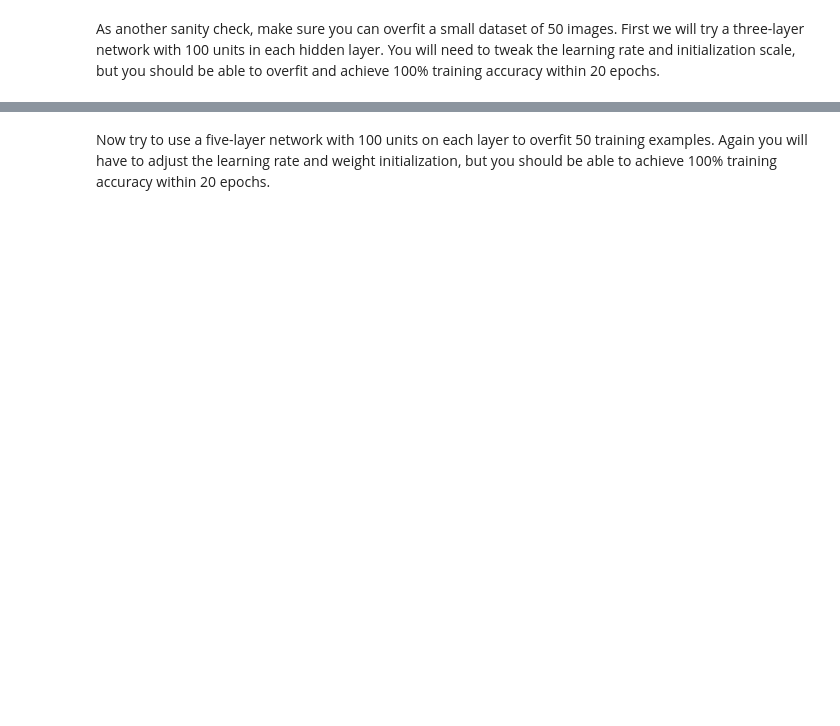
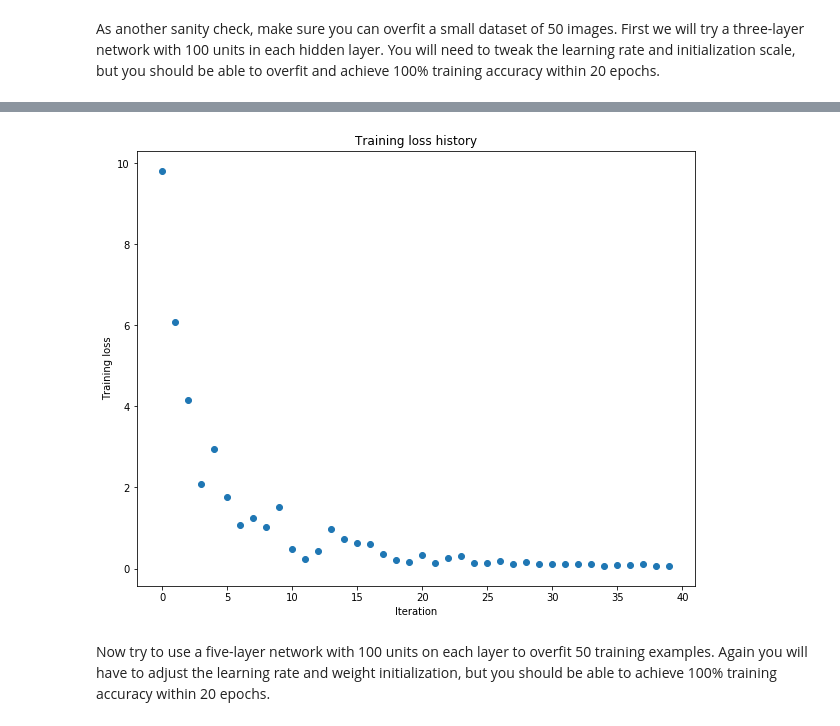
Before and after one commit to yxfish13/cs231asm, a Jupyter notebook: asm2/FullyConnectedNets.ipynb, the cells around one changed output, grey strips where cells are left out. Drawn from its saved outputs; the diff is of its cells as text; code cells hidden in the pictures; blank space fills up the shorter version.

```diff
--- a/asm2/FullyConnectedNets.ipynb
+++ b/asm2/FullyConnectedNets.ipynb
@@ -421,8 +436,8 @@ small_data = {
   'y_val': data['y_val'],
 }
 
-weight_scale = 1e-2
-learning_rate = 1e-4
+weight_scale = 3e-2
+learning_rate = 8e-4
 model = FullyConnectedNet([100, 100],
               weight_scale=weight_scale, dtype=np.float64)
 solver = Solver(model, small_data,
@@ -439,3 +454,4 @@ plt.title('Training loss history')
 plt.xlabel('Iteration')
 plt.ylabel('Training loss')
 plt.show()
+# %% [output]
@@ -442,3 +475,4 @@ plt.show()
+[figure, added]
 # %% [markdown]
 Now try to use a five-layer network with 100 units on each layer to overfit 50 training examples. Again you will have to adjust the learning rate and weight initialization, but you should be able to achieve 100% training accuracy within 20 epochs.
 # %%
```
Also changed, not shown: parts of 16 cells of this notebook, 4 other files.
